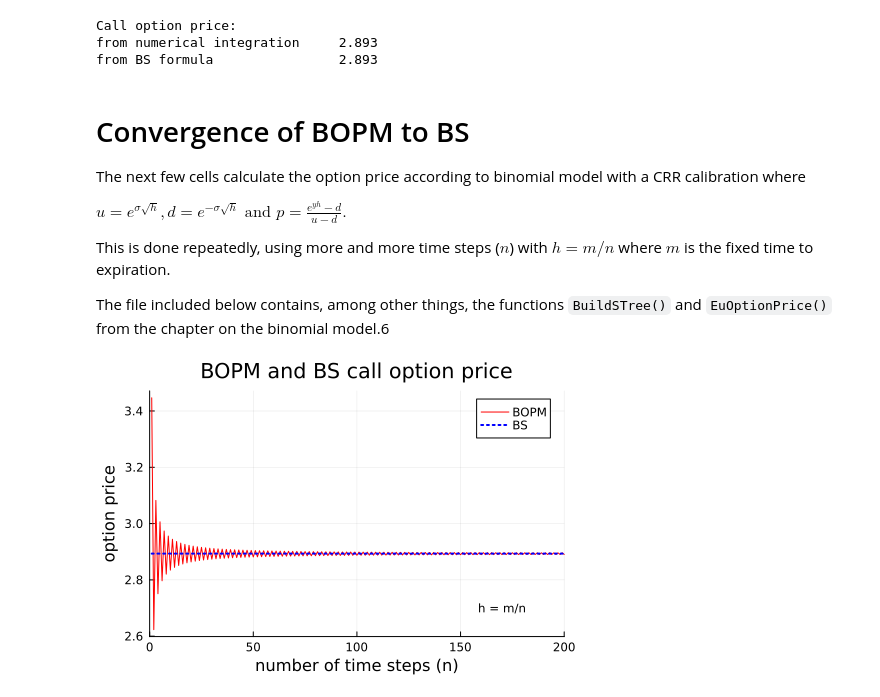
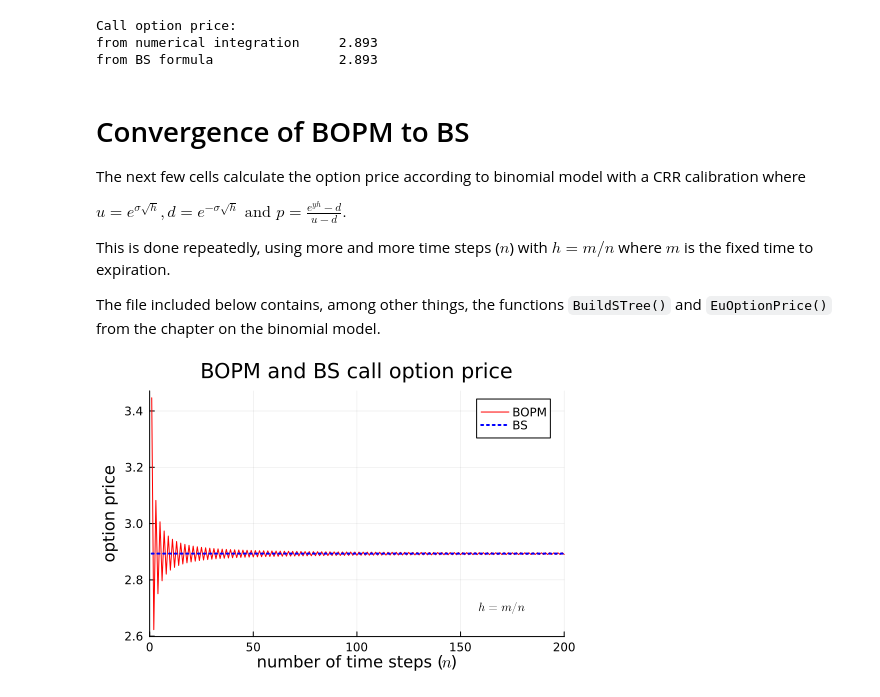
Before and after one commit to PaulSoderlind/FinancialTheoryMSc, a Jupyter notebook: Ch21_Options3.ipynb, the cells around one changed output. Drawn from its saved outputs; the diff is of its cells as text; code cells hidden in the pictures.

```diff
--- a/Ch21_Options3.ipynb
+++ b/Ch21_Options3.ipynb
@@ -225,7 +224,7 @@ $
 
 This is done repeatedly, using more and more time steps ($n$) with $h=m/n$ where $m$ is the fixed time to expiration.
 
-The file included below contains, among other things, the functions `BuildSTree()` and `EuOptionPrice()` from the chapter on the binomial model.6
+The file included below contains, among other things, the functions `BuildSTree()` and `EuOptionPrice()` from the chapter on the binomial model.
 # %%
 using OffsetArrays
 include("jlFiles/OptionsCalculations.jl");
@@ -248,14 +247,14 @@ end
 # %%
 p1 = plot( 1:nMax,[C_bopm fill(C,nMax)],
            linecolor = [:red :blue],
            linestyle = [:solid :dot],
            linewidth = [1 2],
            xlims = [0,nMax],
            label = ["BOPM" "BS"],
            title = "BOPM and BS call option price",
-           xlabel = "number of time steps (n)",
+           xlabel = L"number of time steps ($n$)",
            ylabel = "option price",
-           annotation = (170,2.7,text("h = m/n",8)) )
+           annotation = (170,2.7,text(L"h = m/n",8)) )
 display(p1)
 # %% [output]
-[figure, old version]
+[figure, new version]
```
Also changed, not shown: parts of 10 cells of this notebook.
